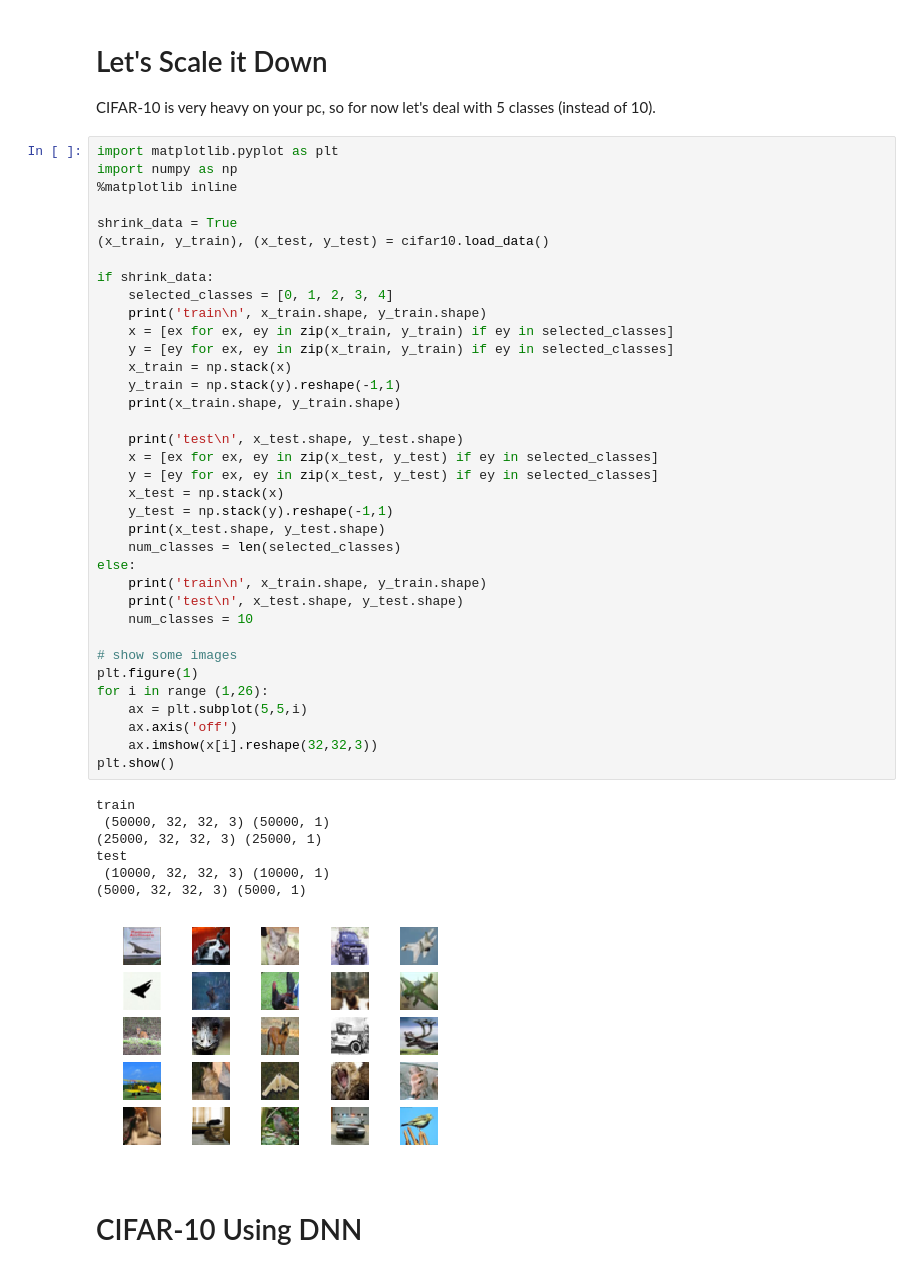
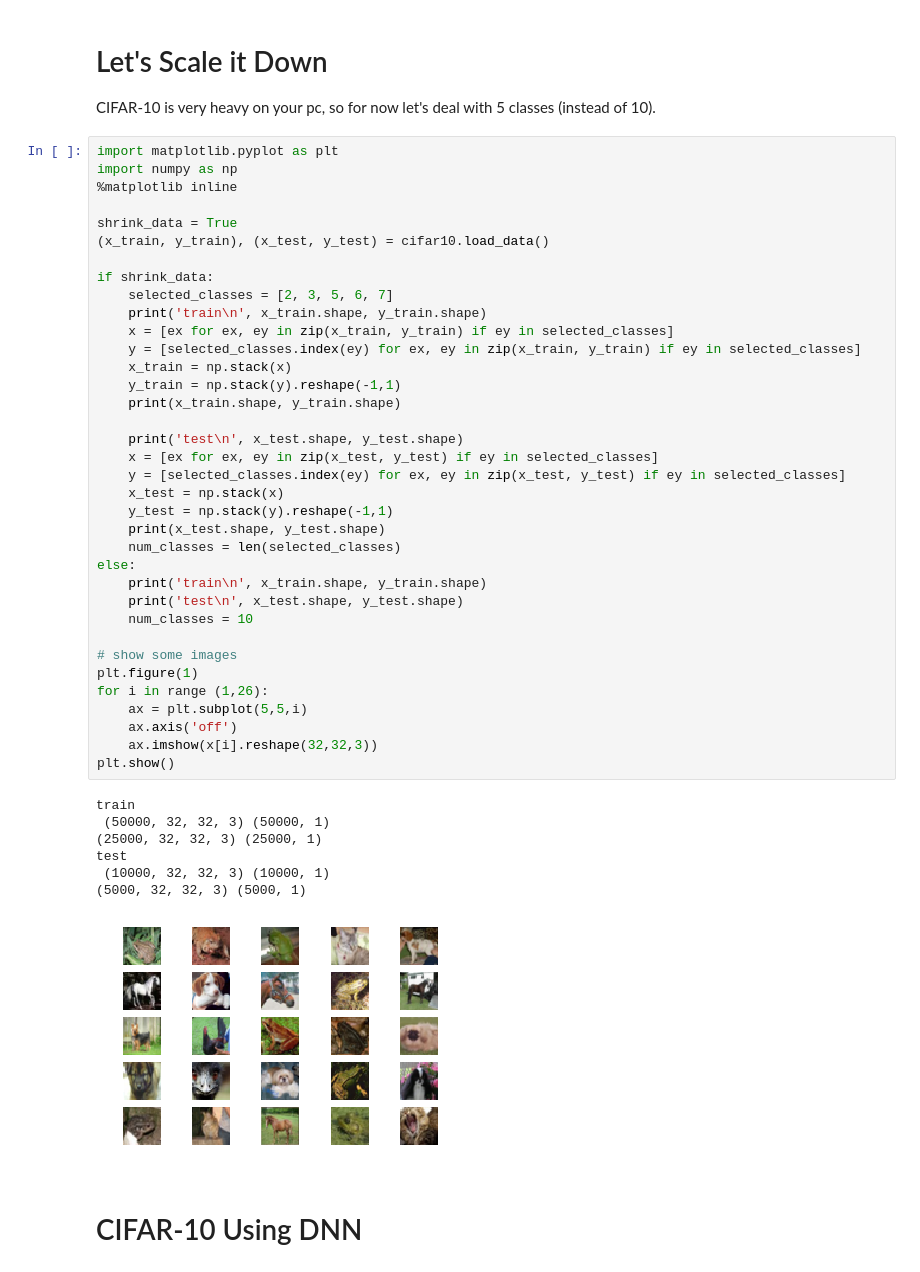
Before and after one commit to felixkreuk/colman_ml, a Jupyter notebook: 2017/lab_2/02 CNN example.ipynb, the cells around one changed output. Drawn from its saved outputs; the diff is of its cells as text.

```diff
--- a/2017/lab_2/02 CNN example.ipynb
+++ b/2017/lab_2/02 CNN example.ipynb
@@ -55,41 +57,41 @@ shrink_data = True
 (x_train, y_train), (x_test, y_test) = cifar10.load_data()
 
 if shrink_data:
-    selected_classes = [0, 1, 2, 3, 4]
+    selected_classes = [2, 3, 5, 6, 7]
     print('train\n', x_train.shape, y_train.shape)
     x = [ex for ex, ey in zip(x_train, y_train) if ey in selected_classes]
-    y = [ey for ex, ey in zip(x_train, y_train) if ey in selected_classes]
+    y = [selected_classes.index(ey) for ex, ey in zip(x_train, y_train) if ey in selected_classes]
     x_train = np.stack(x)
     y_train = np.stack(y).reshape(-1,1)
     print(x_train.shape, y_train.shape)
 
     print('test\n', x_test.shape, y_test.shape)
     x = [ex for ex, ey in zip(x_test, y_test) if ey in selected_classes]
-    y = [ey for ex, ey in zip(x_test, y_test) if ey in selected_classes]
+    y = [selected_classes.index(ey) for ex, ey in zip(x_test, y_test) if ey in selected_classes]
     x_test = np.stack(x)
     y_test = np.stack(y).reshape(-1,1)
     print(x_test.shape, y_test.shape)
     num_classes = len(selected_classes)
 else:
     print('train\n', x_train.shape, y_train.shape)
     print('test\n', x_test.shape, y_test.shape)
     num_classes = 10
 
 # show some images
 plt.figure(1)
 for i in range (1,26):
     ax = plt.subplot(5,5,i)
     ax.axis('off')
     ax.imshow(x[i].reshape(32,32,3))
 plt.show()
 # %% [output]
 train
  (50000, 32, 32, 3) (50000, 1)
 (25000, 32, 32, 3) (25000, 1)
 test
  (10000, 32, 32, 3) (10000, 1)
 (5000, 32, 32, 3) (5000, 1)
-[figure, old version]
+[figure, new version]
 # %% [markdown]
 # CIFAR-10 Using DNN
 # %%
```
Also changed, not shown: parts of 2 cells of this notebook, 1 other file.
